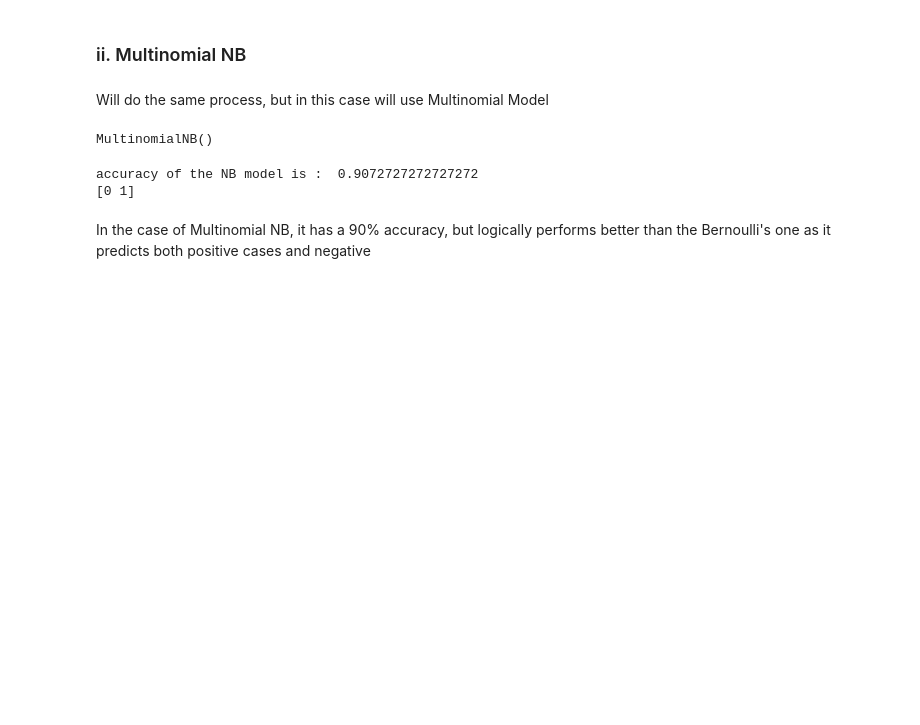
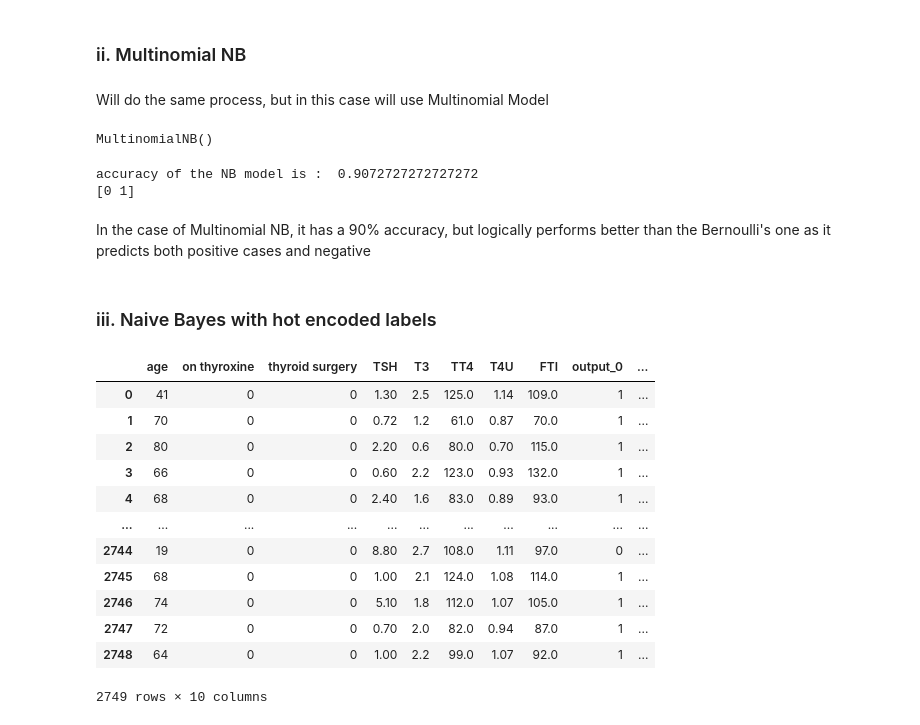
Before and after one commit to mbururyan/Hypothyroid-Disease-Detection-System, a Jupyter notebook: modeling.ipynb, the cells around one changed output. Saved outputs shown, nothing was run; the diff lists cells and outputs as text; code cells hidden in the pictures; blank space fills up the shorter version.

Commit message:
attempted NB using hot encoded labels

```diff
--- a/modeling.ipynb
+++ b/modeling.ipynb
@@ -334,3 +334,23 @@ accuracy of the NB model is :  0.9072727272727272
 [0 1]
 # %% [markdown]
 In the case of Multinomial NB, it has a 90% accuracy, but logically performs better than the Bernoulli's one as it predicts both positive cases and negative
+# %% [markdown]
+### iii. Naive Bayes with hot encoded labels
+# %%
+data_dummy = data_modeling
+data_dummy = pd.get_dummies(data_dummy, columns = ['output'])
+data_dummy
+# %% [output]
+|  | age | on thyroxine | thyroid surgery | TSH | T3 | TT4 | T4U | FTI | output_0 | ... |
+| 0 | 41 | 0 | 0 | 1.30 | 2.5 | 125.0 | 1.14 | 109.0 | 1 | ... |
+| 1 | 70 | 0 | 0 | 0.72 | 1.2 | 61.0 | 0.87 | 70.0 | 1 | ... |
+| 2 | 80 | 0 | 0 | 2.20 | 0.6 | 80.0 | 0.70 | 115.0 | 1 | ... |
+| 3 | 66 | 0 | 0 | 0.60 | 2.2 | 123.0 | 0.93 | 132.0 | 1 | ... |
+| 4 | 68 | 0 | 0 | 2.40 | 1.6 | 83.0 | 0.89 | 93.0 | 1 | ... |
+| ... | ... | ... | ... | ... | ... | ... | ... | ... | ... | ... |
+| 2744 | 19 | 0 | 0 | 8.80 | 2.7 | 108.0 | 1.11 | 97.0 | 0 | ... |
+| 2745 | 68 | 0 | 0 | 1.00 | 2.1 | 124.0 | 1.08 | 114.0 | 1 | ... |
+| 2746 | 74 | 0 | 0 | 5.10 | 1.8 | 112.0 | 1.07 | 105.0 | 1 | ... |
+| 2747 | 72 | 0 | 0 | 0.70 | 2.0 | 82.0 | 0.94 | 87.0 | 1 | ... |
+| 2748 | 64 | 0 | 0 | 1.00 | 2.2 | 99.0 | 1.07 | 92.0 | 1 | ... |
+2749 rows × 10 columns
```
Also changed, not shown: parts of 5 cells of this notebook.
